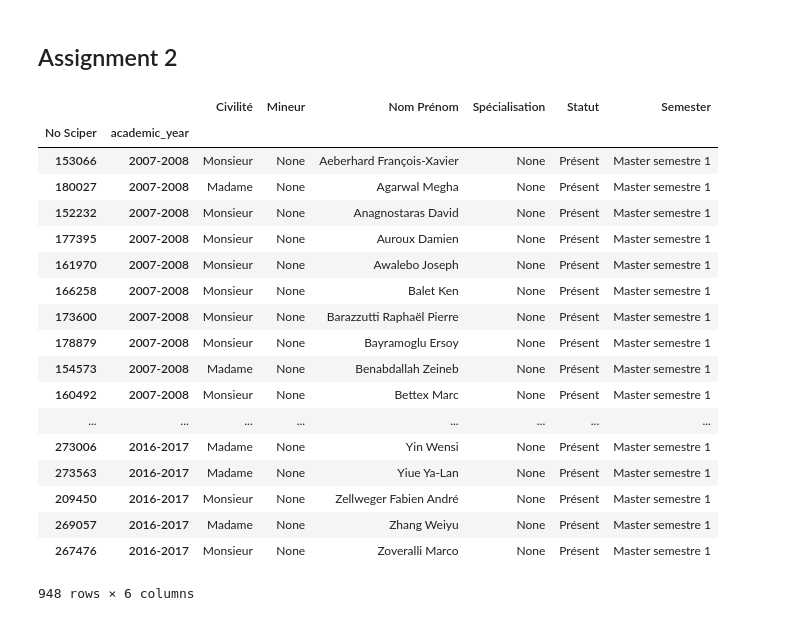
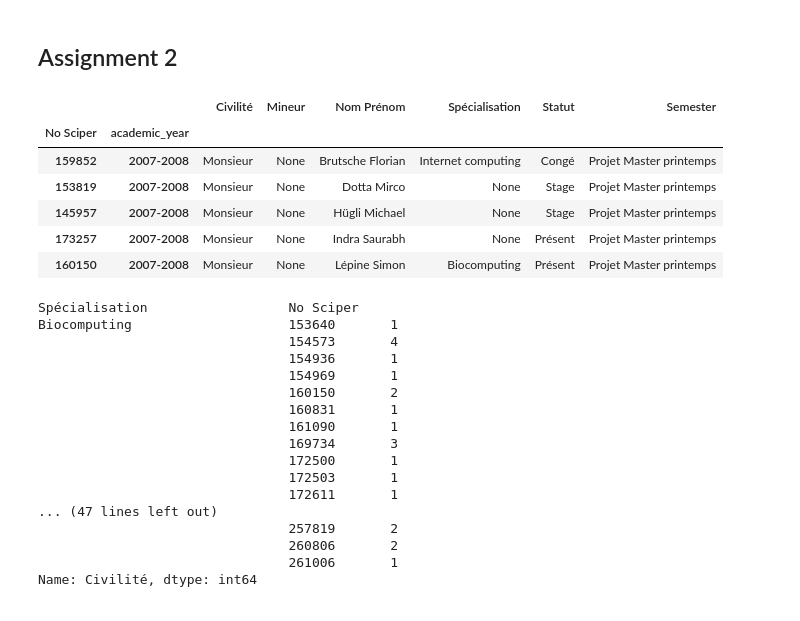
Before and after one commit to fanzhangsuper/fancy_group, a Jupyter notebook: HW3/homework 3.ipynb, the cells around one changed output. Saved outputs shown, nothing was run; the diff lists cells and outputs as text; code cells hidden in the pictures.

```diff
--- a/HW3/homework 3.ipynb
+++ b/HW3/homework 3.ipynb
@@ -217,22 +221,10 @@ df_master_semester_2,unique_master_index_2 = func_get_semester_student(season_st
-# %%
-df_master_semester_1
-# %% [output]
-|  |  | Civilité | Mineur | Nom Prénom | Spécialisation | Statut | Semester |
-| No Sciper | academic_year |  |  |  |  |  |  |
-| 153066 | 2007-2008 | Monsieur | None | Aeberhard François-Xavier | None | Présent | Master semestre 1 |
-| 180027 | 2007-2008 | Madame | None | Agarwal Megha | None | Présent | Master semestre 1 |
-| 152232 | 2007-2008 | Monsieur | None | Anagnostaras David | None | Présent | Master semestre 1 |
-| 177395 | 2007-2008 | Monsieur | None | Auroux Damien | None | Présent | Master semestre 1 |
-| 161970 | 2007-2008 | Monsieur | None | Awalebo Joseph | None | Présent | Master semestre 1 |
-| 166258 | 2007-2008 | Monsieur | None | Balet Ken | None | Présent | Master semestre 1 |
-| 173600 | 2007-2008 | Monsieur | None | Barazzutti Raphaël Pierre | None | Présent | Master semestre 1 |
-| 178879 | 2007-2008 | Monsieur | None | Bayramoglu Ersoy | None | Présent | Master semestre 1 |
-| 154573 | 2007-2008 | Madame | None | Benabdallah Zeineb | None | Présent | Master semestre 1 |
-| 160492 | 2007-2008 | Monsieur | None | Bettex Marc | None | Présent | Master semestre 1 |
-| ... | ... | ... | ... | ... | ... | ... | ... |
-| 273006 | 2016-2017 | Madame | None | Yin Wensi | None | Présent | Master semestre 1 |
-| 273563 | 2016-2017 | Madame | None | Yiue Ya-Lan | None | Présent | Master semestre 1 |
-| 209450 | 2016-2017 | Monsieur | None | Zellweger Fabien André | None | Présent | Master semestre 1 |
-| 269057 | 2016-2017 | Madame | None | Zhang Weiyu | None | Présent | Master semestre 1 |
-| 267476 | 2016-2017 | Monsieur | None | Zoveralli Marco | None | Présent | Master semestre 1 |
-948 rows × 6 columns
+# %%
+df_master_project_2.head()
+# %% [output]
+|  |  | Civilité | Mineur | Nom Prénom | Spécialisation | Statut | Semester |
+| No Sciper | academic_year |  |  |  |  |  |  |
+| 159852 | 2007-2008 | Monsieur | None | Brutsche Florian | Internet computing | Congé | Projet Master printemps |
+| 153819 | 2007-2008 | Monsieur | None | Dotta Mirco | None | Stage | Projet Master printemps |
+| 145957 | 2007-2008 | Monsieur | None | Hügli Michael | None | Stage | Projet Master printemps |
+| 173257 | 2007-2008 | Monsieur | None | Indra Saurabh | None | Présent | Projet Master printemps |
+| 160150 | 2007-2008 | Monsieur | None | Lépine Simon | Biocomputing | Présent | Projet Master printemps |
@@ -238,0 +242,20 @@ df_master_semester_1
+# %%
+specialization_count
+# %% [output]
+Spécialisation                  No Sciper
+Biocomputing                    153640       1
+                                154573       4
+                                154936       1
+                                154969       1
+                                160150       2
+                                160831       1
+                                161090       1
+                                169734       3
+                                172500       1
+                                172503       1
+                                172611       1
+... (47 lines left out)
+                                257819       2
+                                260806       2
+                                261006       1
+Name: Civilité, dtype: int64
```
Also changed, not shown: parts of 12 cells of this notebook.
